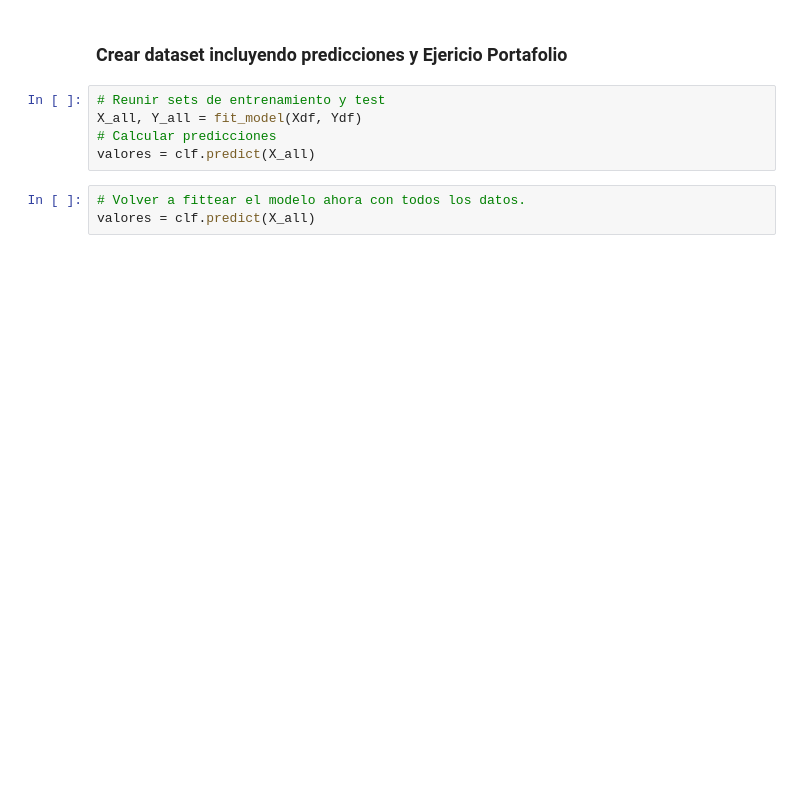
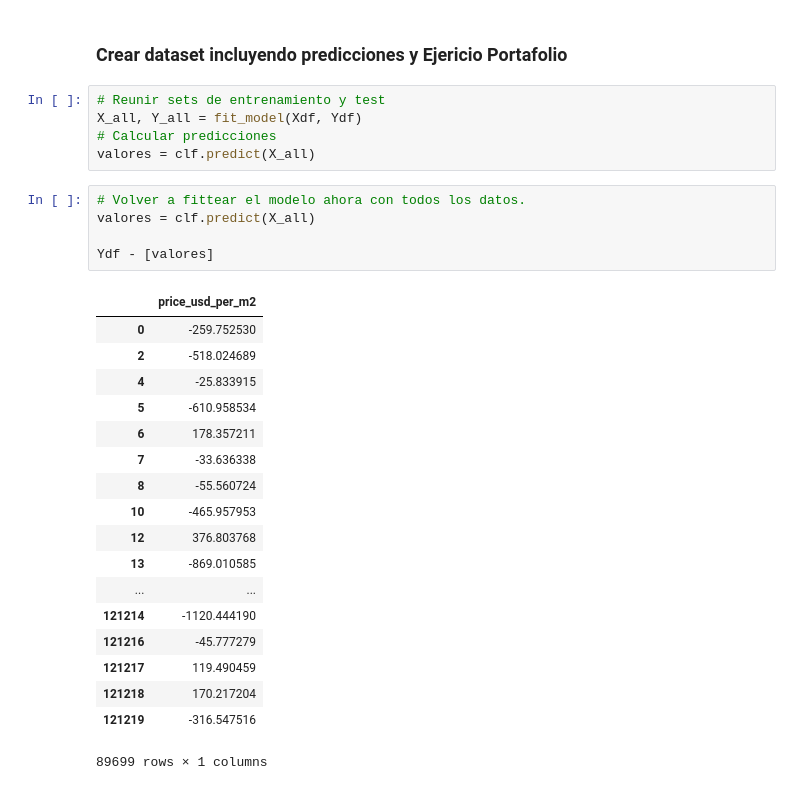
Before and after one commit to matiasngf/DH_proyecto_1, a Jupyter notebook: Regresion-Lasso.ipynb, the cells around one changed output. Cells and saved outputs as stored; diff of their text form; blank space fills up the shorter version.

```diff
--- a/Regresion-Lasso.ipynb
+++ b/Regresion-Lasso.ipynb
@@ -136,4 +118,25 @@ valores = clf.predict(X_all)
 # %%
 # Volver a fittear el modelo ahora con todos los datos.
 valores = clf.predict(X_all)
+
+Ydf - [valores]
+# %% [output]
+|  | price_usd_per_m2 |
+| 0 | -259.752530 |
+| 2 | -518.024689 |
+| 4 | -25.833915 |
+| 5 | -610.958534 |
+| 6 | 178.357211 |
+| 7 | -33.636338 |
+| 8 | -55.560724 |
+| 10 | -465.957953 |
+| 12 | 376.803768 |
+| 13 | -869.010585 |
+| ... | ... |
+| 121214 | -1120.444190 |
+| 121216 | -45.777279 |
+| 121217 | 119.490459 |
+| 121218 | 170.217204 |
+| 121219 | -316.547516 |
+89699 rows × 1 columns
 # %%
```
Also changed, not shown: parts of 13 cells of this notebook, 2 other files.
